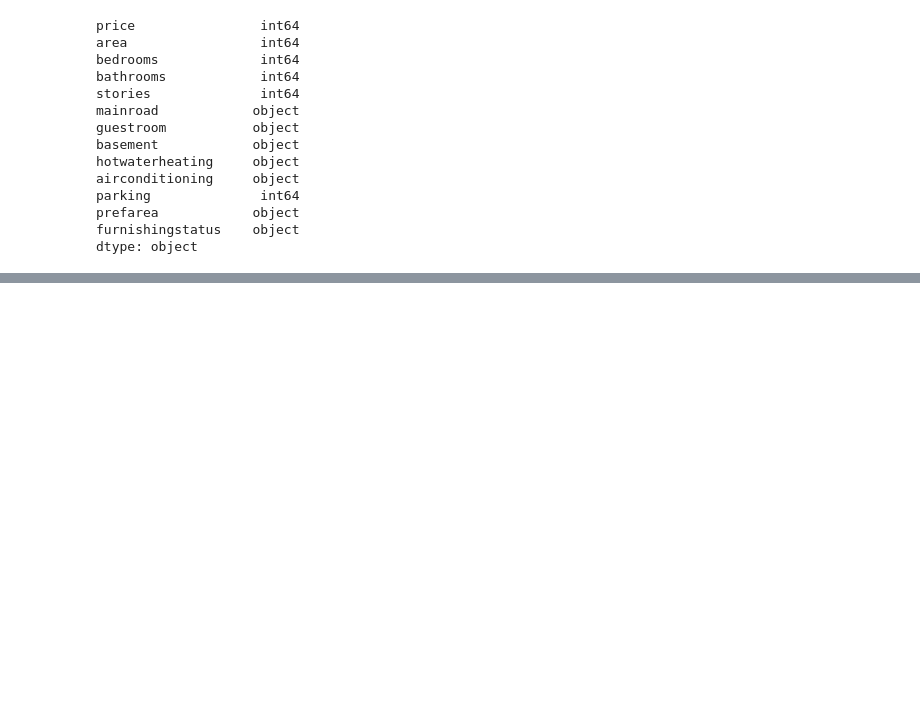
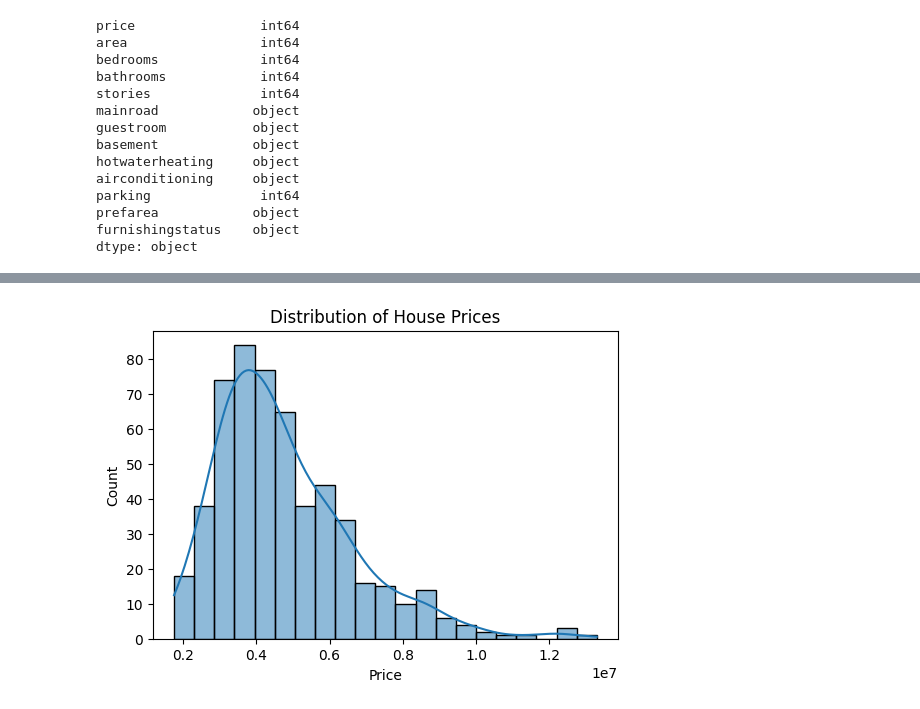
Before and after one commit to EfomahFidelis/Housing-Price-Prediction, a Jupyter notebook: housing_price_prediction.ipynb, the cells around one changed output, grey strips where cells are left out. Saved outputs shown, nothing was run; the diff lists cells and outputs as text; code cells hidden in the pictures; blank space fills up the shorter version.

```diff
--- a/housing_price_prediction.ipynb
+++ b/housing_price_prediction.ipynb
@@ -63,0 +186,10 @@ dtype: object
+# %%
+# Distribution of target variable (price)
+plt.figure(figsize=(6, 4))
+sns.histplot(df['price'], kde=True)
+plt.title('Distribution of House Prices')
+plt.xlabel('Price')
+plt.ylabel('Count')
+plt.show()
+# %% [output]
+[figure, added]
```
Also changed, not shown: parts of 8 cells of this notebook.
